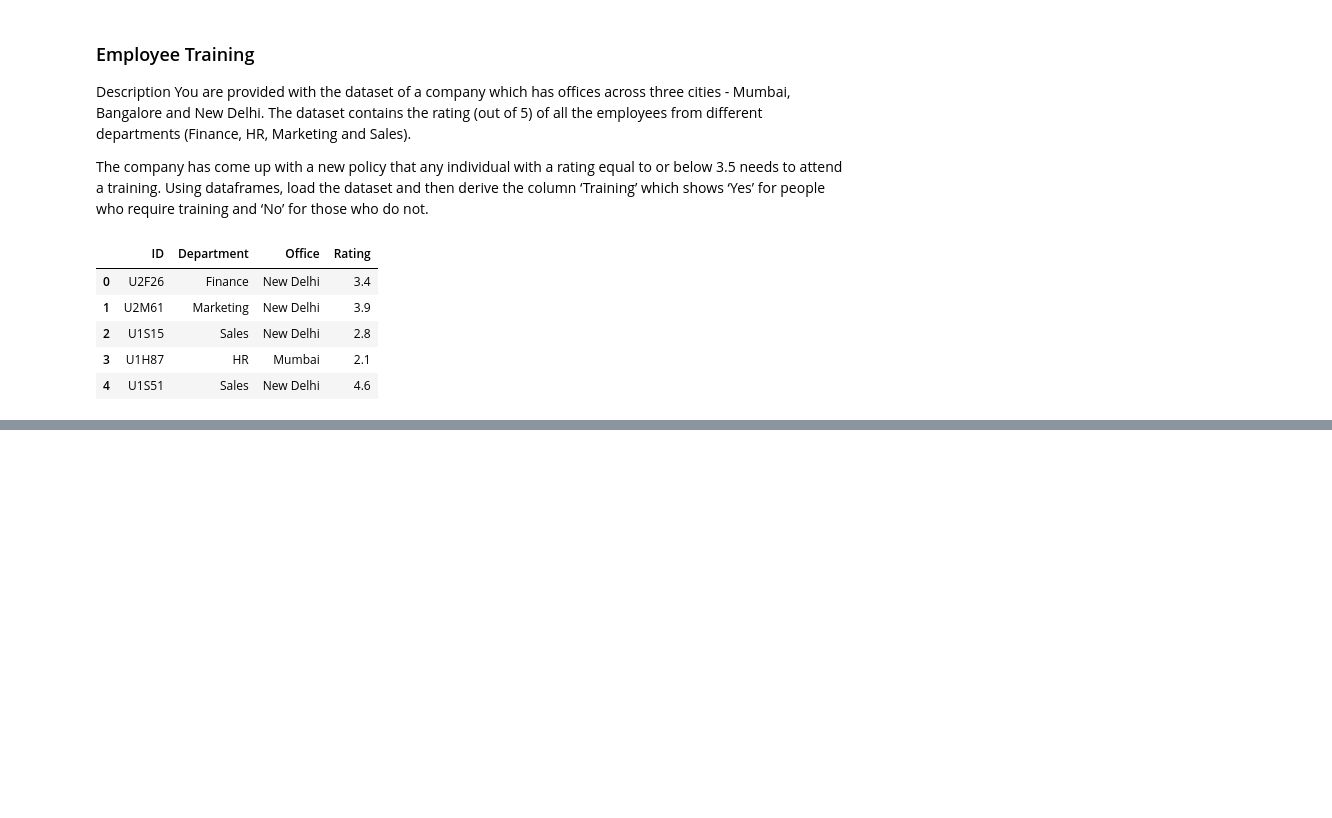
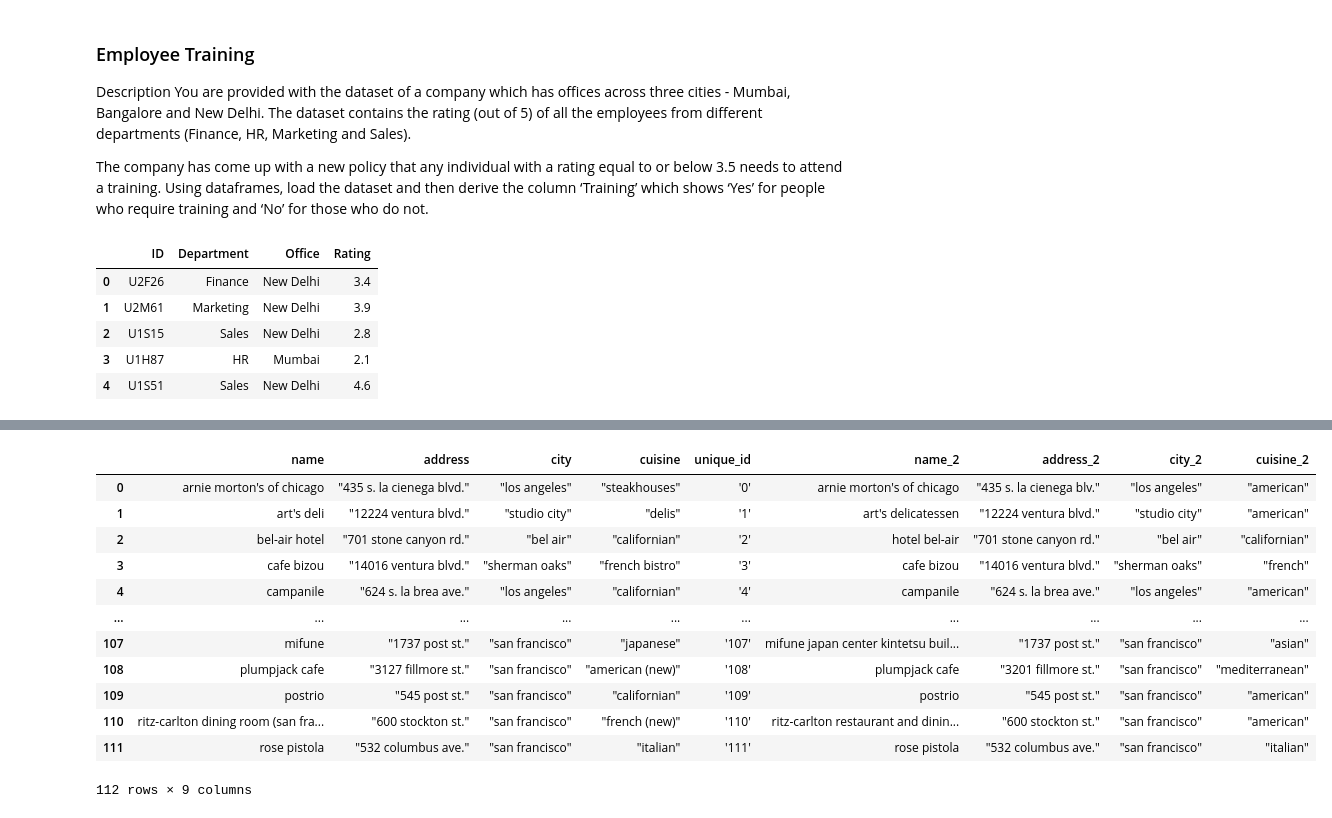
Before and after one commit to AsifVirani5/Project_Pandas_Codes, a Jupyter notebook: Pandas_Interview_Questions.ipynb, the cells around one changed output, grey strips where cells are left out. Saved outputs shown, nothing was run; the diff lists cells and outputs as text; code cells hidden in the pictures; blank space fills up the shorter version.

```diff
--- a/Pandas_Interview_Questions.ipynb
+++ b/Pandas_Interview_Questions.ipynb
@@ -833,0 +1083,3 @@ df.head()
+# %%
+df_11 = pd.read_csv('https://cdn.upgrad.com/uploads/production/1ed2840b-f083-44fe-9eb4-acda009ac620/restaurant-1.csv')
+df_22 = pd.read_csv('https://cdn.upgrad.com/uploads/production/c87b99b4-467c-4128-8729-85bff0b0acbe/restaurant-2.csv')
@@ -833,0 +1104,18 @@ df.head()
+# %%
+df_33 = df_11.merge(df_22, on = "unique_id", how = "inner") # Merge the dataframes on the Customer ID column
+# %%
+df_33
+# %% [output]
+|  | name | address | city | cuisine | unique_id | name_2 | address_2 | city_2 | cuisine_2 |
+| 0 | arnie morton's of chicago | "435 s. la cienega blvd." | "los angeles" | "steakhouses" | '0' | arnie morton's of chicago | "435 s. la cienega blv." | "los angeles" | "american" |
+| 1 | art's deli | "12224 ventura blvd." | "studio city" | "delis" | '1' | art's delicatessen | "12224 ventura blvd." | "studio city" | "american" |
+| 2 | bel-air hotel | "701 stone canyon rd." | "bel air" | "californian" | '2' | hotel bel-air | "701 stone canyon rd." | "bel air" | "californian" |
+| 3 | cafe bizou | "14016 ventura blvd." | "sherman oaks" | "french bistro" | '3' | cafe bizou | "14016 ventura blvd." | "sherman oaks" | "french" |
+| 4 | campanile | "624 s. la brea ave." | "los angeles" | "californian" | '4' | campanile | "624 s. la brea ave." | "los angeles" | "american" |
+| ... | ... | ... | ... | ... | ... | ... | ... | ... | ... |
+| 107 | mifune | "1737 post st." | "san francisco" | "japanese" | '107' | mifune japan center kintetsu buil... | "1737 post st." | "san francisco" | "asian" |
+| 108 | plumpjack cafe | "3127 fillmore st." | "san francisco" | "american (new)" | '108' | plumpjack cafe | "3201 fillmore st." | "san francisco" | "mediterranean" |
+| 109 | postrio | "545 post st." | "san francisco" | "californian" | '109' | postrio | "545 post st." | "san francisco" | "american" |
+| 110 | ritz-carlton dining room (san fra... | "600 stockton st." | "san francisco" | "french (new)" | '110' | ritz-carlton restaurant and dinin... | "600 stockton st." | "san francisco" | "american" |
+| 111 | rose pistola | "532 columbus ave." | "san francisco" | "italian" | '111' | rose pistola | "532 columbus ave." | "san francisco" | "italian" |
+112 rows × 9 columns
```
Also changed, not shown: parts of 57 cells of this notebook, 1 other file.
